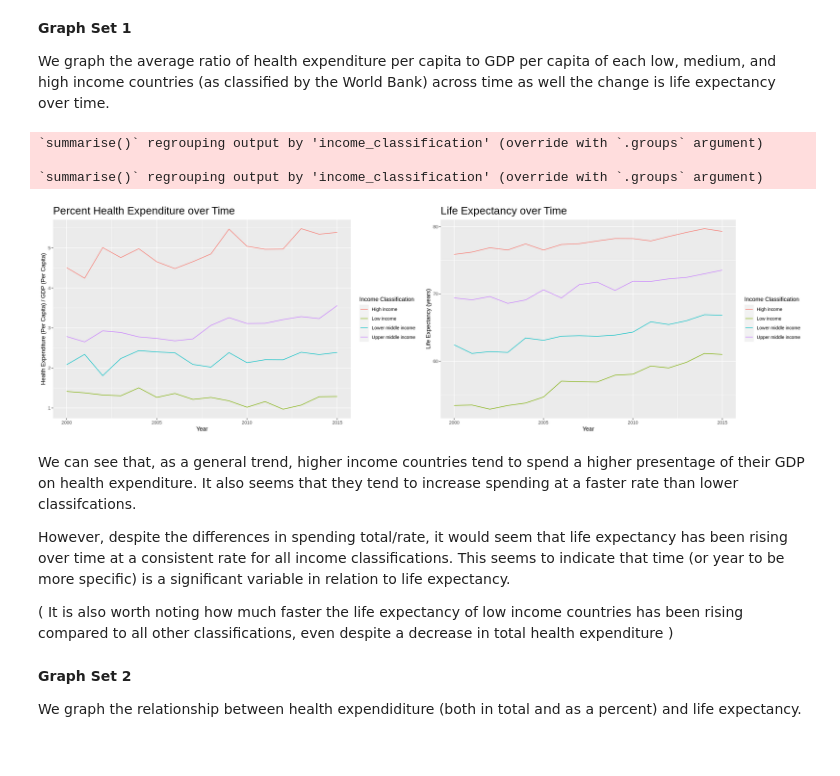
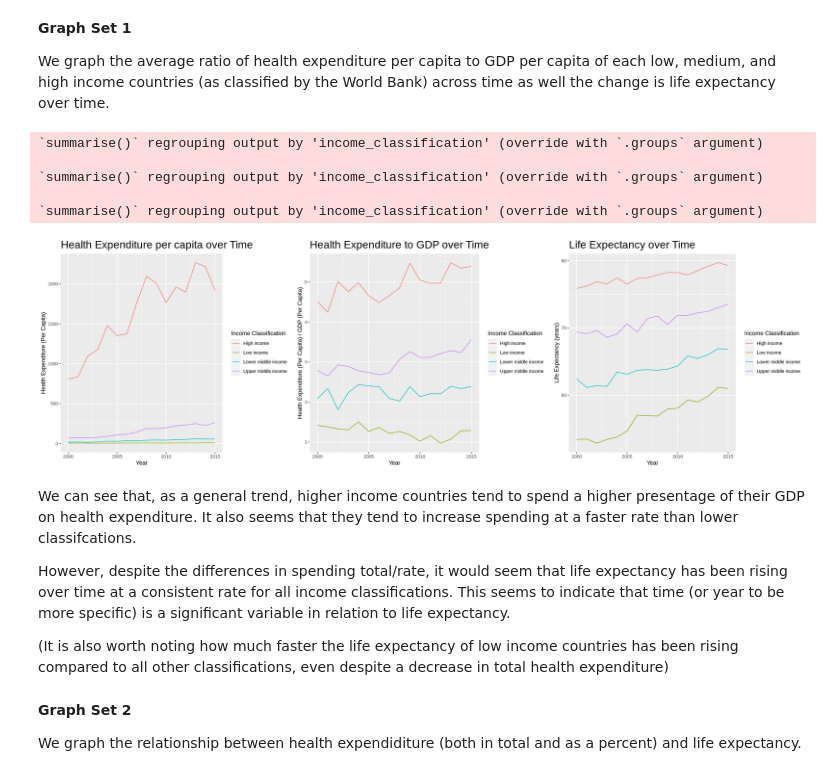
Before and after one commit to jycxu99/group_27_project, a Jupyter notebook: final_report.ipynb, the cells around one changed output. Cells and saved outputs as stored; diff of their text form; code cells hidden in the pictures.

```diff
--- a/final_report.ipynb
+++ b/final_report.ipynb
@@ -497,50 +498,56 @@ We graph the average ratio of health expenditure per capita to GDP per capita of
 # %%
 options(repr.plot.width = 20, repr.plot.height = 6)
 
 average_ratio <- training %>%
     select(country, year, income_classification, health_exp_to_gdp) %>%
     group_by(income_classification, year) %>%
-    summarize(average_ratio = mean(health_exp_to_gdp, na.rm = TRUE))
+    summarize(mean = mean(health_exp_to_gdp, na.rm = TRUE))
 
-average_ratio_life_ex <- training %>%
+mean_life_ex <- training %>%
     select(country, year, income_classification, life_expectancy) %>%
     group_by(income_classification, year) %>%
-    summarize(average_ratio = mean(life_expectancy, na.rm = TRUE))
+    summarize(mean = mean(life_expectancy, na.rm = TRUE))
 
-Proposal_Plot_1.1 <- average_ratio %>%
-ggplot(aes(x = year, y = average_ratio, color = income_classification))+
+mean_health <- training %>%
+    select(country, year, income_classification, health_exp) %>%
+    group_by(income_classification, year) %>%
+    summarize(mean = mean(health_exp, na.rm = TRUE))
+
+Proposal_Plot_1.1 <- mean_health %>%
+ggplot(aes(x = year, y = mean, color = income_classification))+
+geom_line()+
+labs(x= "Year", y= "Health Expenditure (Per Capita)", color = "Income Classification")  +
+ggtitle("Health Expenditure per capita over Time") +
+theme(plot.title = element_text(size=20))
+
+Proposal_Plot_1.2 <- average_ratio %>%
+ggplot(aes(x = year, y = mean, color = income_classification))+
 geom_line()+
 labs(x= "Year", y= "Health Expenditure (Per Capita) / GDP (Per Capita)", color = "Income Classification")  +
-ggtitle("Percent Health Expenditure over Time") +
+ggtitle("Health Expenditure to GDP over Time") +
 theme(plot.title = element_text(size=20))
 
-Proposal_Plot_1.2 <- average_ratio_life_ex %>%
-ggplot(aes(x = year, y = average_ratio, color = income_classification))+
+Proposal_Plot_1.3 <- mean_life_ex %>%
+ggplot(aes(x = year, y = mean, color = income_classification))+
 geom_line()+
 labs(x= "Year", y= "Life Expectancy (years)", color = "Income Classification")  +
 ggtitle("Life Expectancy over Time") +
 theme(plot.title = element_text(size=20))
 
-plot_grid(Proposal_Plot_1.1, Proposal_Plot_1.2, ncol = 2)
-
-
-Proposal_Plot_1.3 <- average_ratio %>%
-ggplot(aes(x = year, y = average_ratio, color = income_classification))+
-geom_point()+
-labs(x= "Year", y= "Health Expenditure (Per Capita) / GDP (Per Capita)", color = "Income Classification")  +
-ggtitle("Percent Health Expenditure over Time") +
-theme(plot.title = element_text(size=20))
+plot_grid(Proposal_Plot_1.1, Proposal_Plot_1.2, Proposal_Plot_1.3, ncol = 3)
 # %% [output]
 `summarise()` regrouping output by 'income_classification' (override with `.groups` argument)
 
 `summarise()` regrouping output by 'income_classification' (override with `.groups` argument)
+
+`summarise()` regrouping output by 'income_classification' (override with `.groups` argument)
-[figure, old version]
+[figure, new version]
 # %% [markdown]
 We can see that, as a general trend, higher income countries tend to spend a higher presentage of their GDP on health expenditure. It also seems that they tend to increase spending at a faster rate than lower classifcations.
 
 However, despite the differences in spending total/rate, it would seem that life expectancy has been rising over time at a consistent rate for all income classifications. This seems to indicate that time (or year to be more specific) is a significant variable in relation to life expectancy.
 
-( It is also worth noting how much faster the life expectancy of low income countries has been rising compared to all other classifications, even despite a decrease in total health expenditure )
+(It is also worth noting how much faster the life expectancy of low income countries has been rising compared to all other classifications, even despite a decrease in total health expenditure)
 # %% [markdown]
 **Graph Set 2**
 
```
Also changed, not shown: parts of 4 cells of this notebook.
